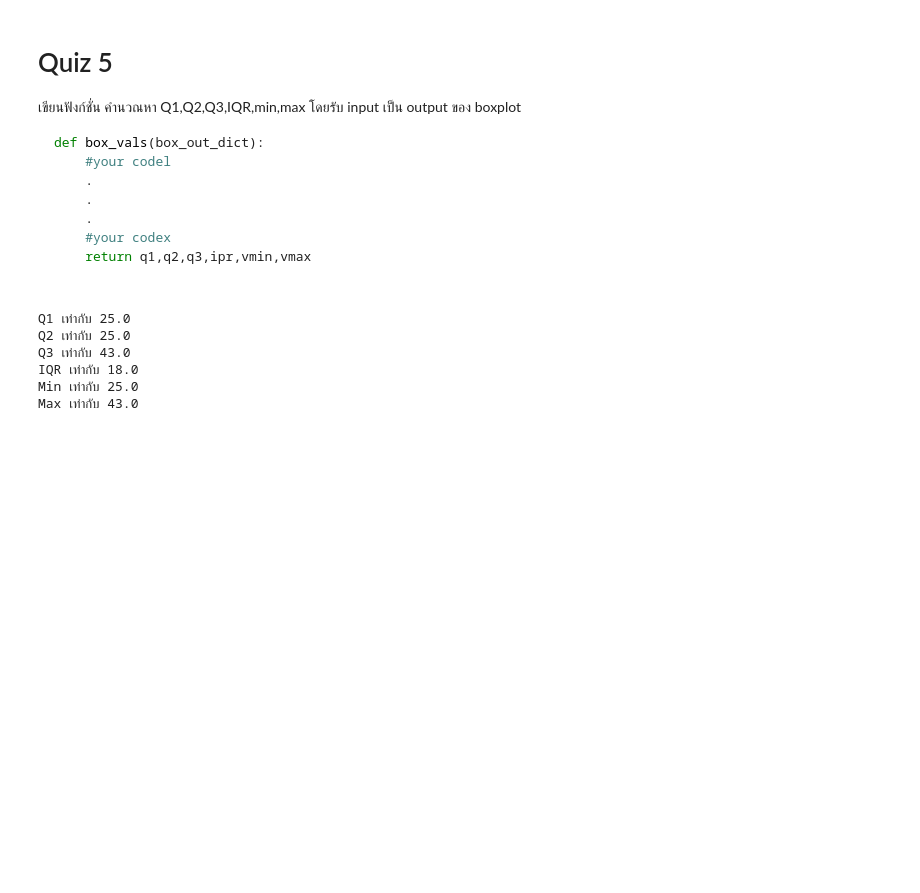
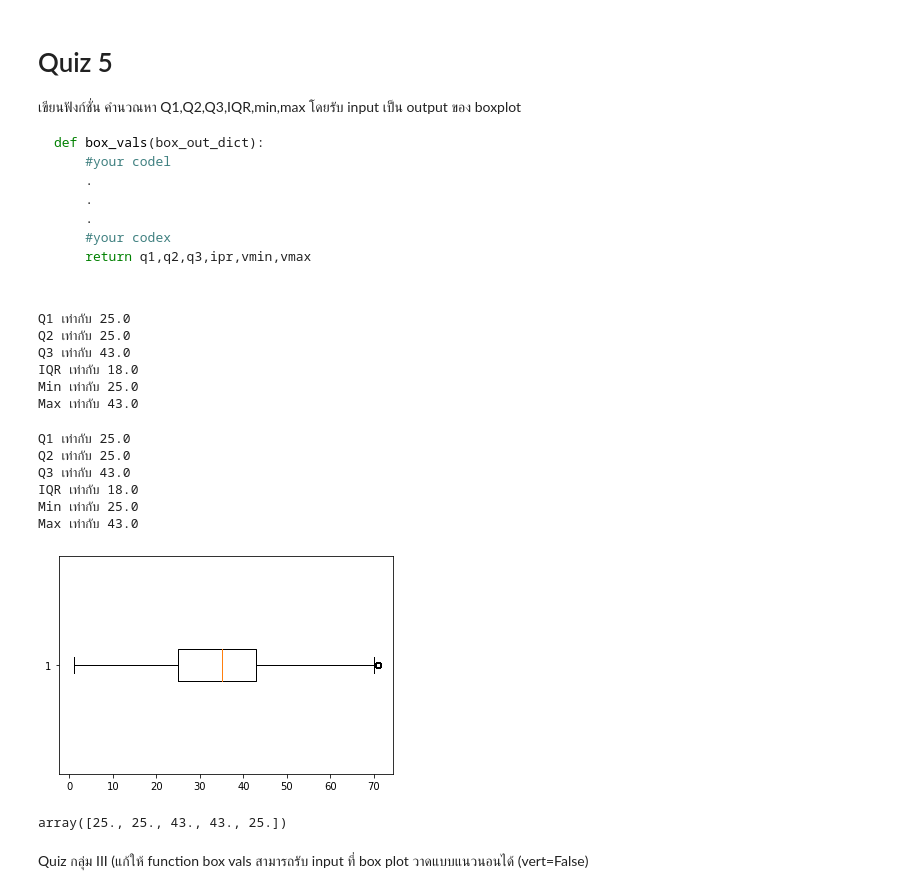
Before and after one commit to 623020514-5/DWDM21, a Jupyter notebook: Data_Preprocessing(Chapter3).ipynb, the cells around one changed output. Saved outputs shown, nothing was run; the diff lists cells and outputs as text; code cells hidden in the pictures; blank space fills up the shorter version.

```diff
--- a/Data_Preprocessing(Chapter3).ipynb
+++ b/Data_Preprocessing(Chapter3).ipynb
@@ -1172,3 +1173,23 @@ Q3 เท่ากับ 43.0
 IQR เท่ากับ 18.0
 Min เท่ากับ 25.0
 Max เท่ากับ 43.0
+# %%
+box_vals(data_dict)
+# %% [output]
+Q1 เท่ากับ 25.0
+Q2 เท่ากับ 25.0
+Q3 เท่ากับ 43.0
+IQR เท่ากับ 18.0
+Min เท่ากับ 25.0
+Max เท่ากับ 43.0
+# %%
+data_dict = plt.boxplot(data_cases2_nomissingage_nooutlier['age'],vert=False)
+#กราฟก็จะเป็นแนวแกนวายแทน
+# %% [output]
+[figure, added]
+# %%
+data_dict['boxes'][0].get_xdata() #เกทเอ็ก อ่านค่าตามเอ็ก
+# %% [output]
+array([25., 25., 43., 43., 25.])
+# %% [markdown]
+Quiz กลุ่ม III (แก้ให้ function box vals สามารถรับ input ที่ box plot วาดแบบแนวนอนได้ (vert=False)
```
Also changed, not shown: parts of 7 cells of this notebook.
